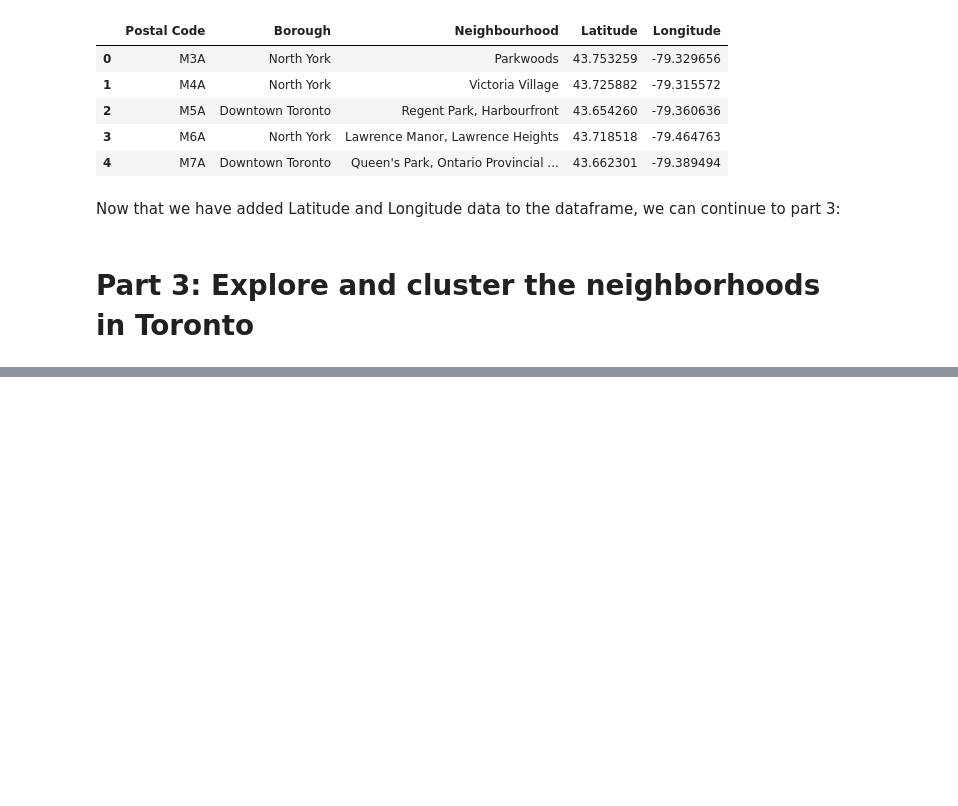
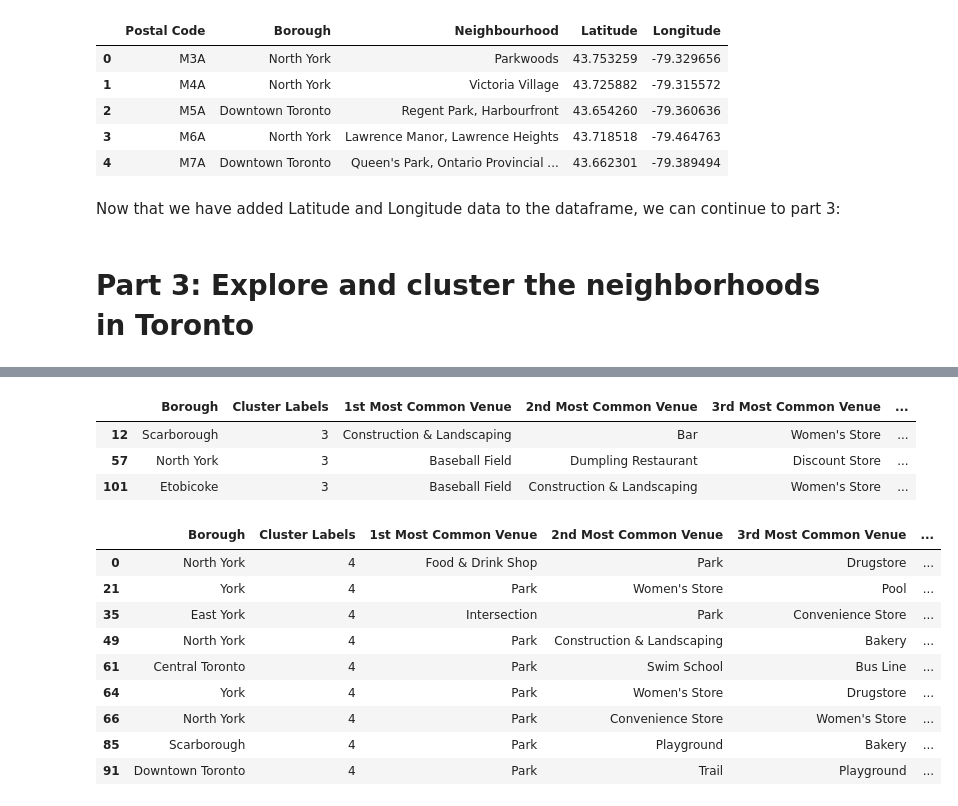
Before and after one commit to SV-Dip/Coursera_Capstone, a Jupyter notebook: Neighborhoods_Toronto.ipynb, the cells around one changed output, grey strips where cells are left out. Saved outputs shown, nothing was run; the diff lists cells and outputs as text; code cells hidden in the pictures; blank space fills up the shorter version.

```diff
--- a/Neighborhoods_Toronto.ipynb
+++ b/Neighborhoods_Toronto.ipynb
@@ -165,0 +515,22 @@ Now that we have added Latitude and Longitude data to the dataframe, we can cont
+# %%
+Cluster_4 = toronto_merged.loc[toronto_merged['Cluster Labels'] == 3, toronto_merged.columns[[1] + list(range(5, toronto_merged.shape[1]))]]
+Cluster_4
+# %% [output]
+|  | Borough | Cluster Labels | 1st Most Common Venue | 2nd Most Common Venue | 3rd Most Common Venue | ... |
+| 12 | Scarborough | 3 | Construction & Landscaping | Bar | Women's Store | ... |
+| 57 | North York | 3 | Baseball Field | Dumpling Restaurant | Discount Store | ... |
+| 101 | Etobicoke | 3 | Baseball Field | Construction & Landscaping | Women's Store | ... |
+# %%
+Cluster_5 = toronto_merged.loc[toronto_merged['Cluster Labels'] == 4, toronto_merged.columns[[1] + list(range(5, toronto_merged.shape[1]))]]
+Cluster_5
+# %% [output]
+|  | Borough | Cluster Labels | 1st Most Common Venue | 2nd Most Common Venue | 3rd Most Common Venue | ... |
+| 0 | North York | 4 | Food & Drink Shop | Park | Drugstore | ... |
+| 21 | York | 4 | Park | Women's Store | Pool | ... |
+| 35 | East York | 4 | Intersection | Park | Convenience Store | ... |
+| 49 | North York | 4 | Park | Construction & Landscaping | Bakery | ... |
+| 61 | Central Toronto | 4 | Park | Swim School | Bus Line | ... |
+| 64 | York | 4 | Park | Women's Store | Drugstore | ... |
+| 66 | North York | 4 | Park | Convenience Store | Women's Store | ... |
+| 85 | Scarborough | 4 | Park | Playground | Bakery | ... |
+| 91 | Downtown Toronto | 4 | Park | Trail | Playground | ... |
```
Also changed, not shown: parts of 45 cells of this notebook.
